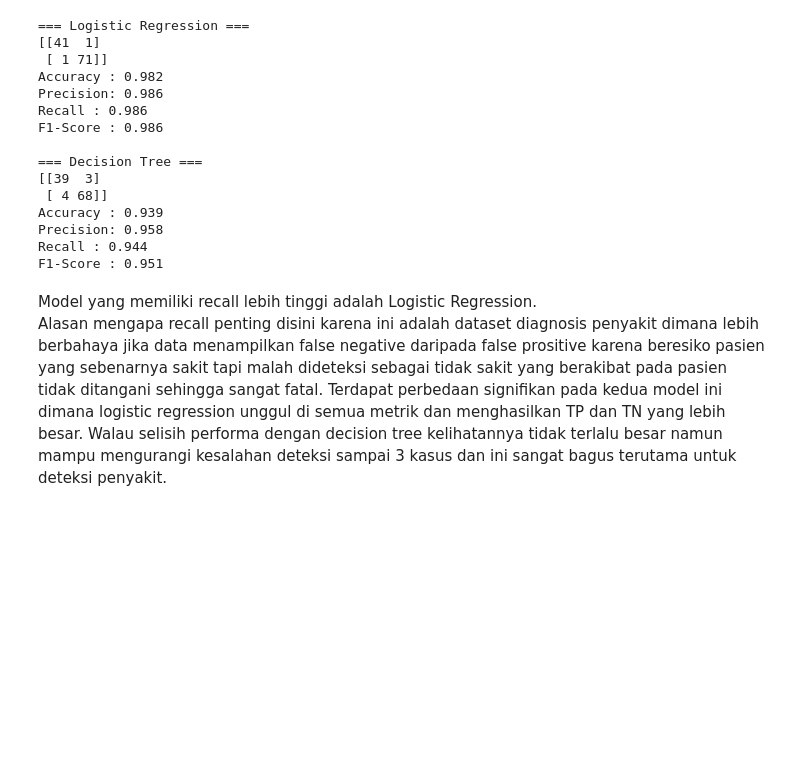
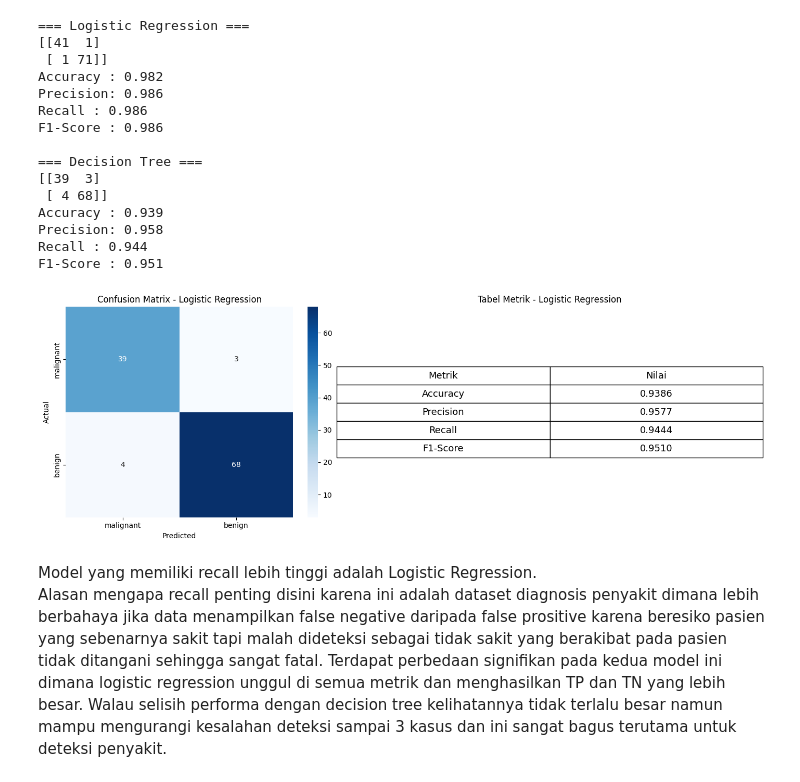
Before and after one commit to muammarzainza2000/DataScience_240401010304_Muammar-Zain-Z.A, a Jupyter notebook: Pertemuan9_Muammar_Zain_Z_A_240401010304.ipynb, the cells around one changed output. Saved outputs shown, nothing was run; the diff lists cells and outputs as text; code cells hidden in the pictures; blank space fills up the shorter version.

```diff
--- a/Pertemuan9_Muammar_Zain_Z_A_240401010304.ipynb
+++ b/Pertemuan9_Muammar_Zain_Z_A_240401010304.ipynb
@@ -96,6 +96,45 @@ Accuracy : 0.939
 Precision: 0.958
 Recall : 0.944
 F1-Score : 0.951
+# %%
+import seaborn as sns
+from sklearn.metrics import (confusion_matrix,
+ accuracy_score, precision_score,
+ recall_score, f1_score)
+
+cm_lr = confusion_matrix(y_test, y_pred)
+
+fig, axes = plt.subplots(1, 2, figsize=(14, 5))
+
+sns.heatmap(cm_lr, annot=True, fmt='d', cmap='Blues',
+            xticklabels=data.target_names,
+            yticklabels=data.target_names, ax=axes[0])
+axes[0].set_title('Confusion Matrix - Logistic Regression')
+axes[0].set_ylabel('Actual')
+axes[0].set_xlabel('Predicted')
+
+metrik = ['Accuracy', 'Precision', 'Recall', 'F1-Score']
+nilai = [
+    accuracy_score(y_test, y_pred),
+    precision_score(y_test, y_pred),
+    recall_score(y_test, y_pred),
+    f1_score(y_test, y_pred)
+]
+colors = [['#d4edda'] * 2] * 4
+table_data = [[m, f"{v:.4f}"] for m, v in zip(metrik, nilai)]
+axes[1].axis('off')
+table = axes[1].table(cellText=table_data,
+                       colLabels=['Metrik', 'Nilai'],
+                       loc='center', cellLoc='center')
+table.auto_set_font_size(False)
+table.set_fontsize(13)
+table.scale(1.5, 2)
+axes[1].set_title('Tabel Metrik - Logistic Regression')
+
+plt.tight_layout()
+plt.show()
+# %% [output]
+[figure, added]
 # %% [markdown]
 Model yang memiliki recall lebih tinggi adalah Logistic Regression.<br>
 Alasan mengapa recall penting disini karena ini adalah dataset diagnosis penyakit dimana lebih berbahaya jika data menampilkan false negative daripada false prositive karena beresiko pasien yang sebenarnya sakit tapi malah dideteksi sebagai tidak sakit yang berakibat pada pasien tidak ditangani sehingga sangat fatal.
```
